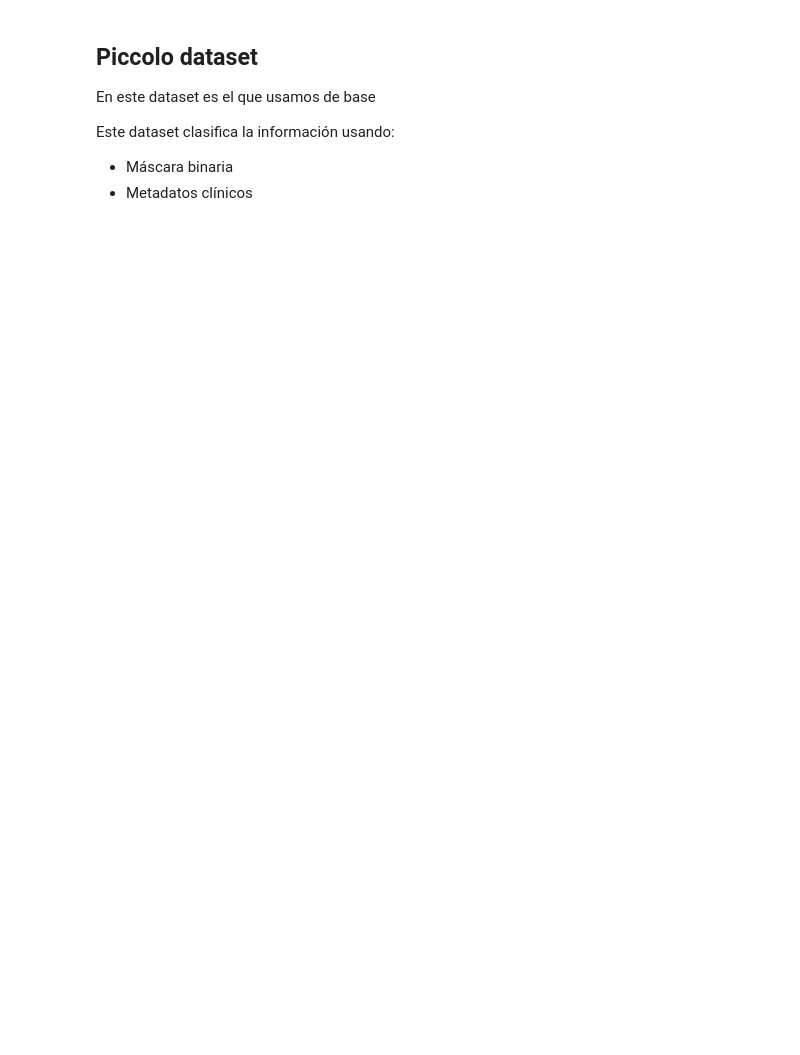
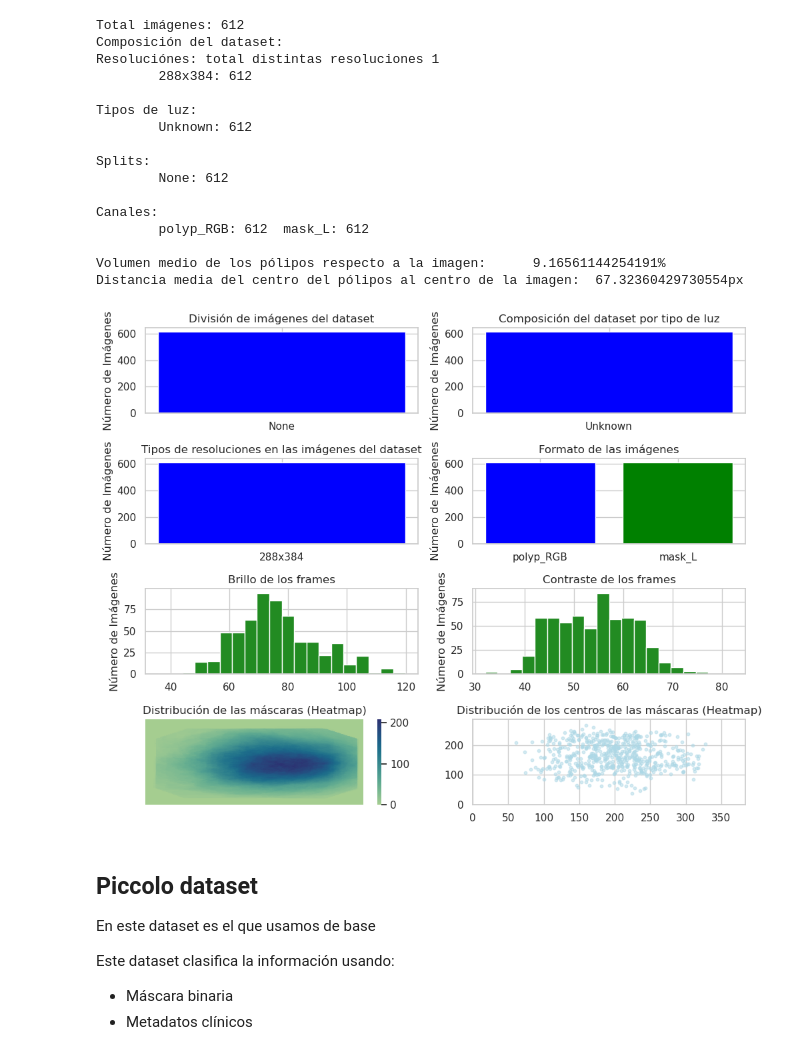
Before and after one commit to sprieton/deteccion_de_polipos_aplicando_ViT, a Jupyter notebook: src/exploration_of_datasets.ipynb, the cells around one changed output. Cells and saved outputs as stored; diff of their text form; code cells hidden in the pictures; blank space fills up the shorter version.

```diff
--- a/src/exploration_of_datasets.ipynb
+++ b/src/exploration_of_datasets.ipynb
@@ -14,3 +31,42 @@ Los datasets explorados son los siguientes:
+# %%
+from utils import ImageDatasetProcessor as idp
+
+DS_PATH = "../datasets"
+json_path = DS_PATH + "/CVC-ClinicDB/cvc_dict.json"
+
+# paths del dataset
+path = (
+    DS_PATH + "/CVC-ClinicDB/polyps",   # polyps
+    DS_PATH + "/CVC-ClinicDB/masks")    # masks
+
+# inicializamos el dataset con su nombre y fichero de formatos de imagen
+dt_cvc = idp(target_resolution=(384, 288), dataset_name="CVC",
+                     json_path=json_path)
+
+# procesamos el dataset si no existe el json
+if not os.path.isfile(json_path):
+    dt_cvc.load_dataset(path[0], path[1])
+
+dt_cvc.print_summary()
+dt_cvc.graph_summmary()
+# %% [output]
+Total imágenes: 612
+Composición del dataset:
+Resoluciónes: total distintas resoluciones 1
+        288x384: 612
+
+Tipos de luz:
+        Unknown: 612
+
+Splits:
+        None: 612
+
+Canales:
+        polyp_RGB: 612  mask_L: 612
+
+Volumen medio de los pólipos respecto a la imagen:      9.16561144254191%
+Distancia media del centro del pólipos al centro de la imagen:  67.32360429730554px
+[figure, added]
 # %% [markdown]
 ## Piccolo dataset
 
```
Also changed, not shown: parts of 4 cells of this notebook, 45 other files.
